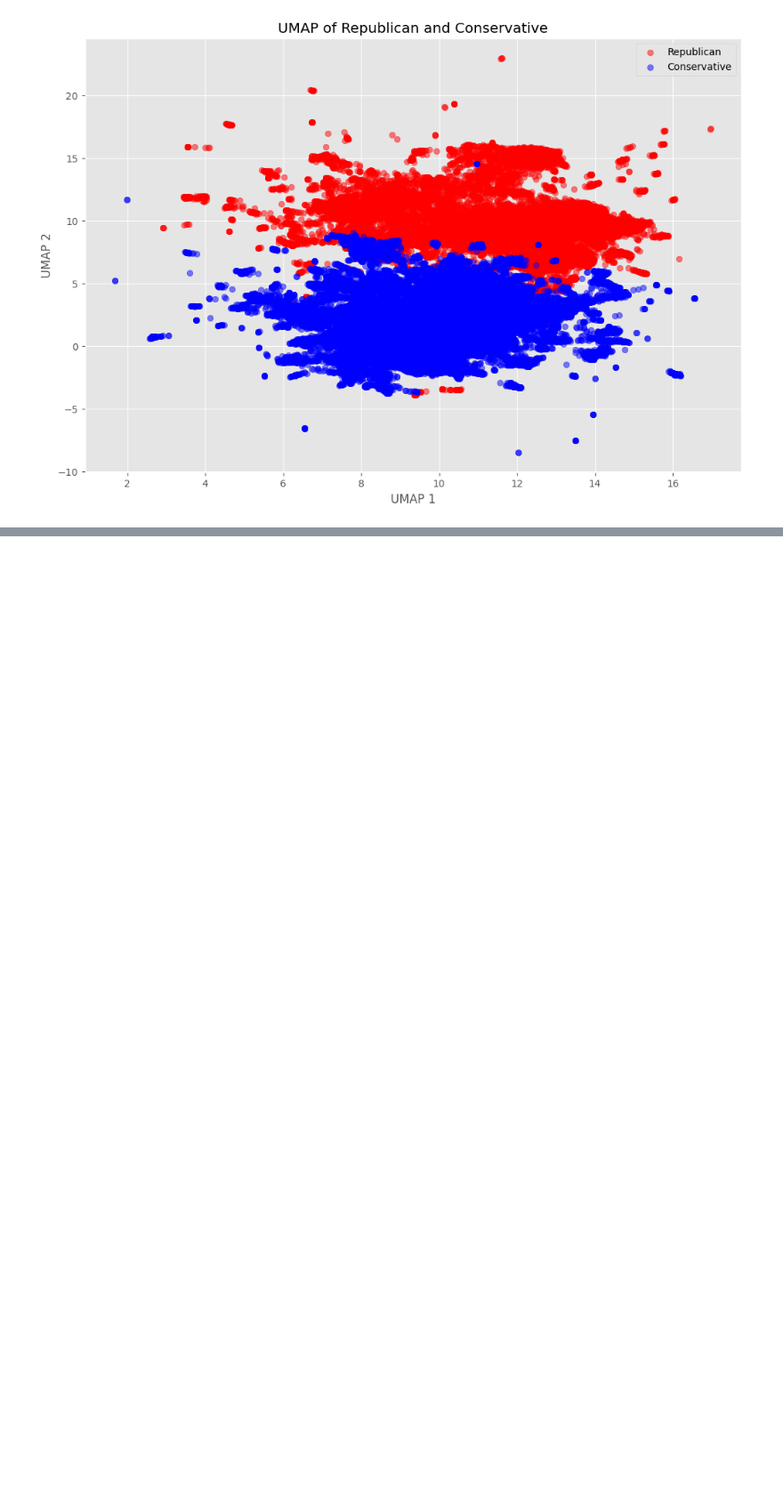
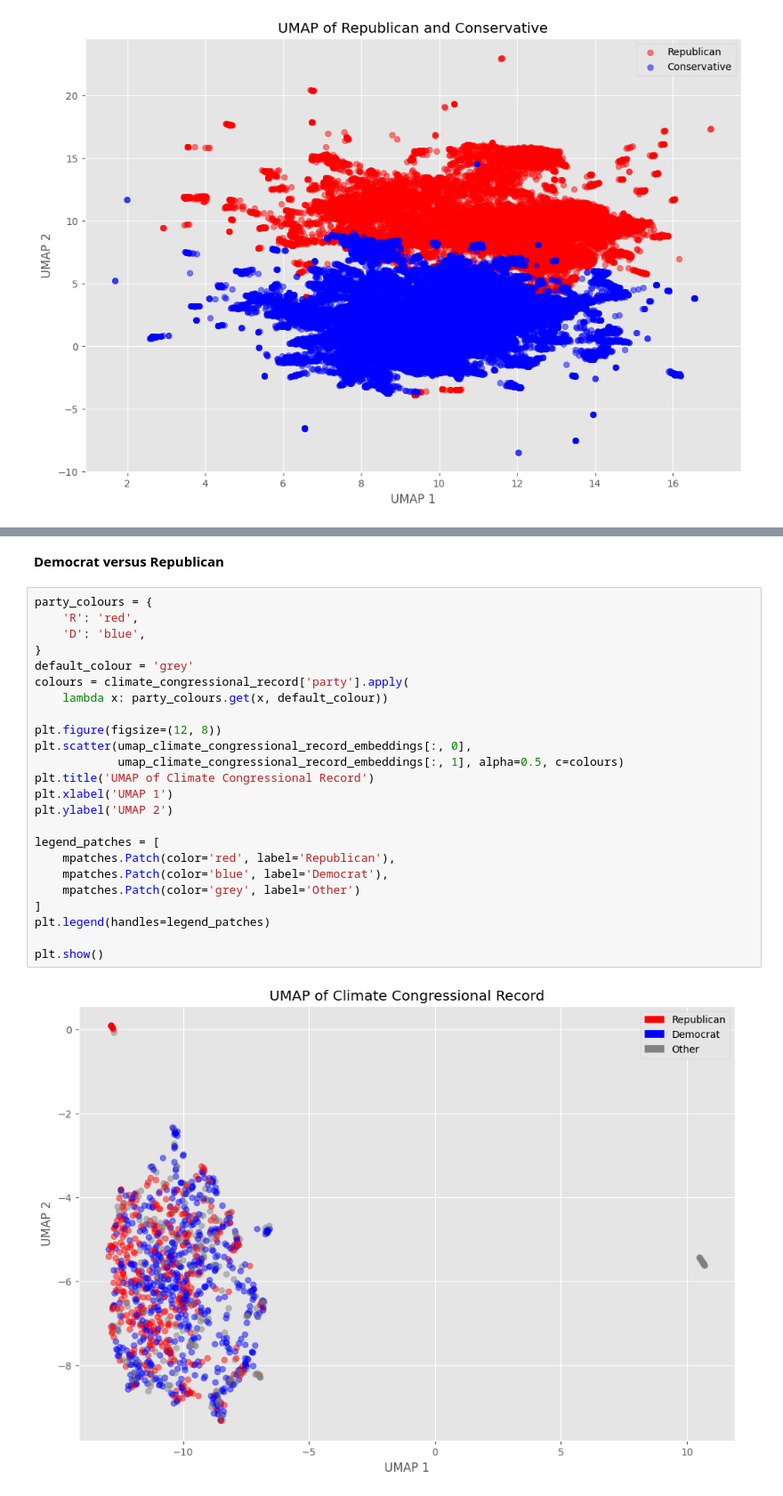
Before and after one commit to felixwallis/pir-dissertation, a Jupyter notebook: analysis/word_embeddings_analysis.ipynb, the cells around one changed output, grey strips where cells are left out. Shown at 89% size. Cells and saved outputs as stored; diff of their text form; blank space fills up the shorter version.

```diff
--- a/analysis/word_embeddings_analysis.ipynb
+++ b/analysis/word_embeddings_analysis.ipynb
@@ -189,0 +227,28 @@ plt.show()
+# %% [markdown]
+**Democrat versus Republican**
+# %%
+party_colours = {
+    'R': 'red',
+    'D': 'blue',
+}
+default_colour = 'grey'
+colours = climate_congressional_record['party'].apply(
+    lambda x: party_colours.get(x, default_colour))
+
+plt.figure(figsize=(12, 8))
+plt.scatter(umap_climate_congressional_record_embeddings[:, 0],
+            umap_climate_congressional_record_embeddings[:, 1], alpha=0.5, c=colours)
+plt.title('UMAP of Climate Congressional Record')
+plt.xlabel('UMAP 1')
+plt.ylabel('UMAP 2')
+
+legend_patches = [
+    mpatches.Patch(color='red', label='Republican'),
+    mpatches.Patch(color='blue', label='Democrat'),
+    mpatches.Patch(color='grey', label='Other')
+]
+plt.legend(handles=legend_patches)
+
+plt.show()
+# %% [output]
+[figure, added]
```
Also changed, not shown: parts of 16 cells of this notebook.
